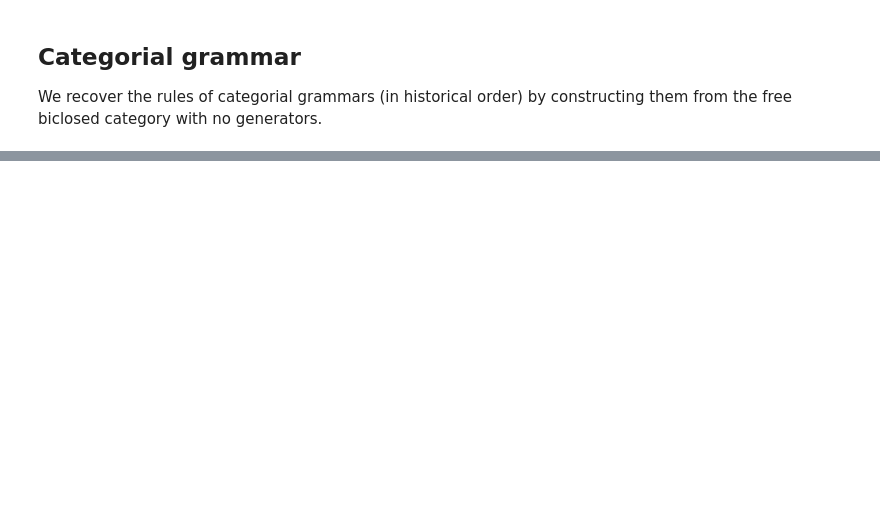
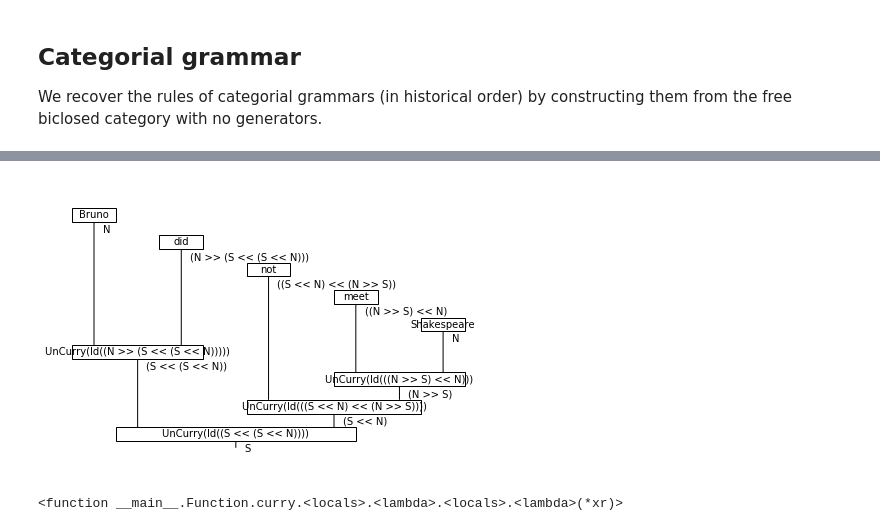
Before and after one commit to cnm13ryan/discopy, a Jupyter notebook: docs/notebooks/categories-for-nlp/biclosed.ipynb, the cells around one changed output, grey strips where cells are left out. Cells and saved outputs as stored; diff of their text form; code cells hidden in the pictures; blank space fills up the shorter version.

```diff
--- a/docs/notebooks/categories-for-nlp/biclosed.ipynb
+++ b/docs/notebooks/categories-for-nlp/biclosed.ipynb
@@ -207,0 +341,21 @@ Proof trees for FC and BX
+# %%
+n, s = Ty('N'), Ty('S')
+
+bruno, shakespeare = Box('Bruno', Ty(), n), Box('Shakespeare', Ty(), n)
+did = Box('did', Ty(), n >> (s << (s << n)))
+noot = Box('not', Ty(), (s << n) << (n >> s))
+meet = Box('meet', Ty(), (n >> s) << n)
+# %%
+FA = lambda a, b: UnCurry(Id(a >> b))
+# assert FA(x, y).dom == x @ (x >> y) and FA(x, y).cod == y
+BA = lambda a, b: UnCurry(Id(b << a))
+# assert BA(x, y).dom == (y << x) @ x and BA(x, y).cod == y
+FC = lambda x, y, z: Curry(FA(x, y) @ Id(y >> z) >> FA(y, z), left=True)
+# assert FC.dom == (x >> y) @ (y >> z) and FC.cod == (x >> z)
+BC = lambda x, y, z: Curry(Id(x << y) @ BA(z, y) >> BA(y, x))
+# assert BC.dom == (x << y) @ (y << z) and BC.cod == (x << z)
+# %%
+diagram = bruno @ did @ noot @ meet @ shakespeare >> FA(n, s << (s << n)) @ Id(noot.cod) @ BA(n, n >> s)
+(diagram >> Id(s << (s << n)) @ BA(n >> s, s << n) >> BA(s << n, s)).draw()
+# %% [output]
+[figure, added]
@@ -207,0 +367,6 @@ Proof trees for FC and BX
+# %%
+sentence = bruno @ meet @ shakespeare >> Id(n) @ BA(n, n >> s) >> FA(n, s)
+
+F(meet)()
+# %% [output]
+<function __main__.Function.curry.<locals>.<lambda>.<locals>.<lambda>(*xr)>
```
Also changed, not shown: parts of 14 cells of this notebook, 1 other file.
